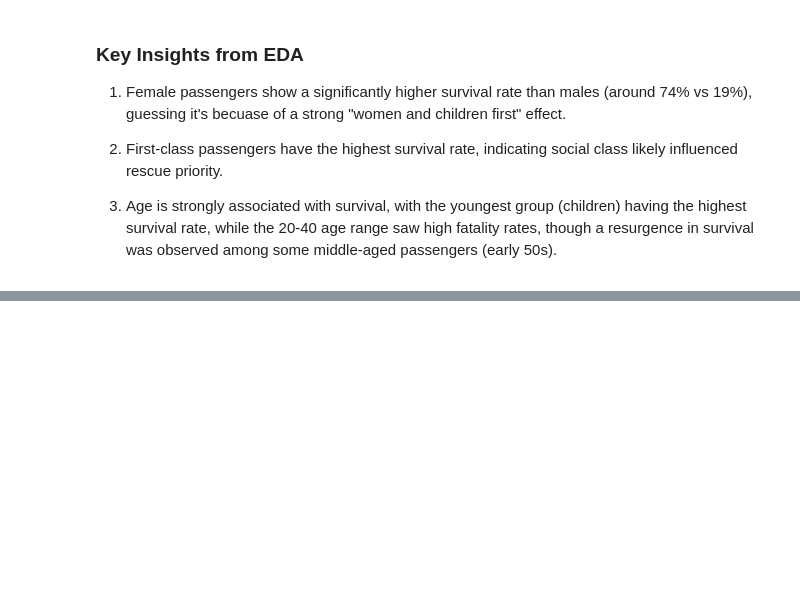
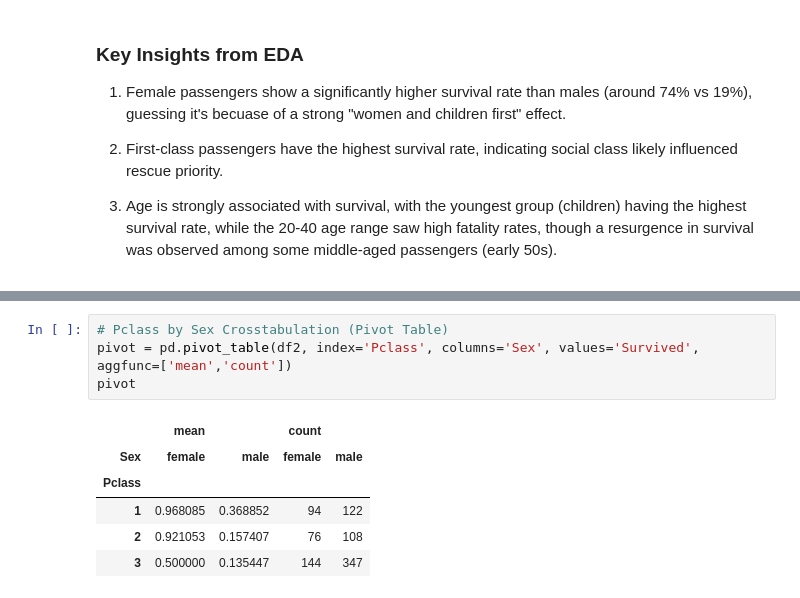
Before and after one commit to ByungkyuKang/ML_Portfolio, a Jupyter notebook: Machine_Learning_Projects/Titanic-Survival-Prediction/notebooks/titanic_preprocessing(data_from_kaggle).ipynb, the cells around one changed output, grey strips where cells are left out. Cells and saved outputs as stored; diff of their text form; blank space fills up the shorter version.

```diff
--- a/Machine_Learning_Projects/Titanic-Survival-Prediction/notebooks/titanic_preprocessing(data_from_kaggle).ipynb
+++ b/Machine_Learning_Projects/Titanic-Survival-Prediction/notebooks/titanic_preprocessing(data_from_kaggle).ipynb
@@ -178,0 +199,11 @@ plt.legend(title='Survived', labels=['Survived', 'Died'], loc='upper right')
+# %%
+# Pclass by Sex Crosstabulation (Pivot Table)
+pivot = pd.pivot_table(df2, index='Pclass', columns='Sex', values='Survived', aggfunc=['mean','count'])
+pivot
+# %% [output]
+|  | mean |  | count |  |
+| Sex | female | male | female | male |
+| Pclass |  |  |  |  |
+| 1 | 0.968085 | 0.368852 | 94 | 122 |
+| 2 | 0.921053 | 0.157407 | 76 | 108 |
+| 3 | 0.500000 | 0.135447 | 144 | 347 |
```
Also changed, not shown: parts of 7 cells of this notebook, 3 other files.
